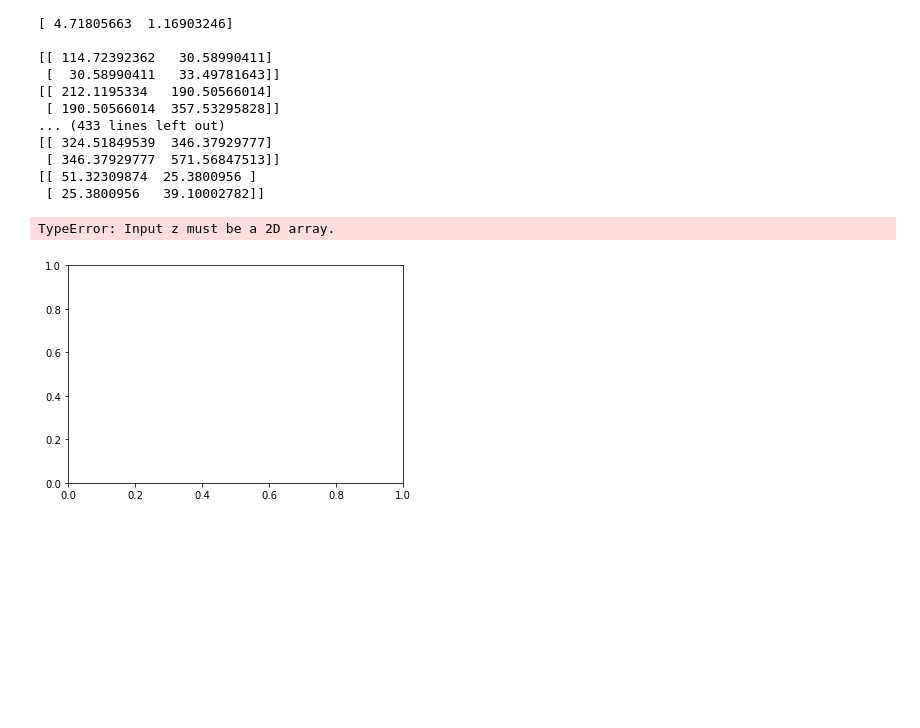
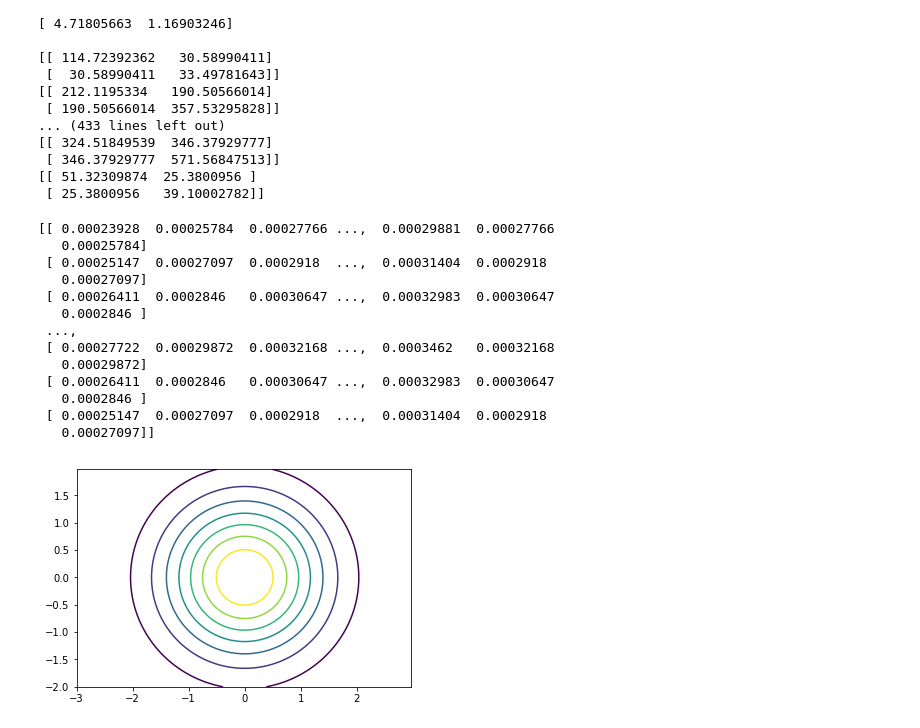
Before and after one commit to zxybazh/PRML-Assignment, a Jupyter notebook: final_project/src/Project.ipynb, the cells around one changed output. Cells and saved outputs as stored; diff of their text form; code cells hidden in the pictures; blank space fills up the shorter version.

```diff
--- a/final_project/src/Project.ipynb
+++ b/final_project/src/Project.ipynb
@@ -131,28 +134,37 @@ Epoch: 0
 # %%
 import matplotlib
 import numpy as np
-import matplotlib.cm as cm
-import matplotlib.mlab as mlab
+
 import matplotlib.pyplot as plt
 
 matplotlib.rcParams['xtick.direction'] = 'out'
 matplotlib.rcParams['ytick.direction'] = 'out'
 
 delta = 0.025
 tx = np.arange(-3.0, 3.0, delta)
 ty = np.arange(-2.0, 2.0, delta)
 tX, tY = np.meshgrid(tx, ty)
-Z1 = mlab.bivariate_normal(mu[0][0], mu[0][1], si[0][0][0], si[0][0][1], si[0][1][0], si[0][1][1])
-
+Z1 = mlab.bivariate_normal(tX, tY, 1.0, 1.0, 0.0, 0.0)
+print Z1
 
 # Create a simple contour plot with labels using default colors.  The
 # inline argument to clabel will control whether the labels are draw
 # over the line segments of the contour, removing the lines beneath
 # the label
 plt.figure()
 CS = plt.contour(tX, tY, Z1)
-plt.clabel(CS, inline=1, fontsize=10)
-plt.title('Simplest default with labels')
 # %% [output]
-TypeError: Input z must be a 2D array.
+[[ 0.00023928  0.00025784  0.00027766 ...,  0.00029881  0.00027766
+   0.00025784]
+ [ 0.00025147  0.00027097  0.0002918  ...,  0.00031404  0.0002918
+   0.00027097]
+ [ 0.00026411  0.0002846   0.00030647 ...,  0.00032983  0.00030647
+   0.0002846 ]
+ ...,
+ [ 0.00027722  0.00029872  0.00032168 ...,  0.0003462   0.00032168
+   0.00029872]
+ [ 0.00026411  0.0002846   0.00030647 ...,  0.00032983  0.00030647
+   0.0002846 ]
+ [ 0.00025147  0.00027097  0.0002918  ...,  0.00031404  0.0002918
+   0.00027097]]
-[figure, old version]
+[figure, new version]
```
Also changed, not shown: parts of 1 cell of this notebook.
